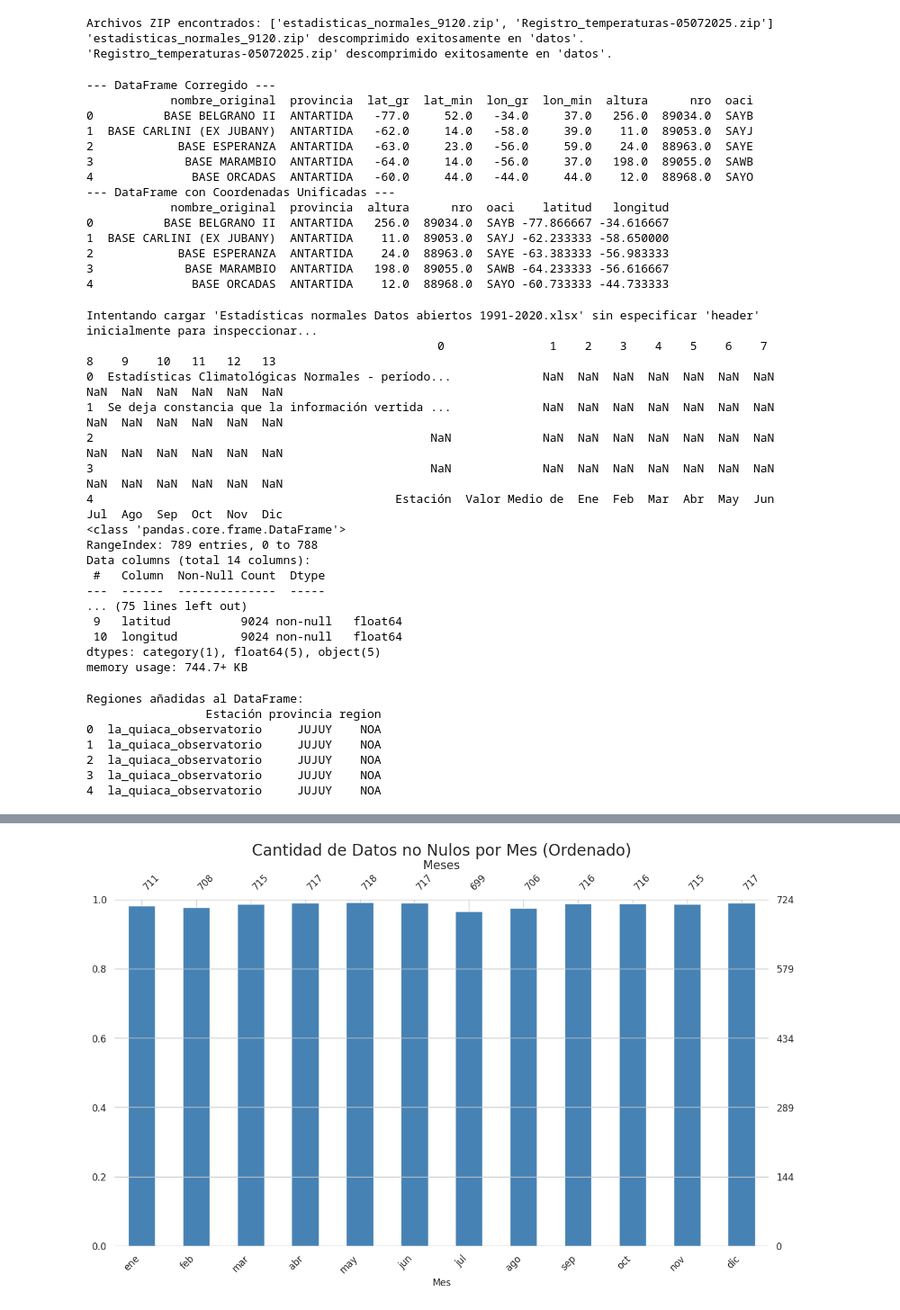
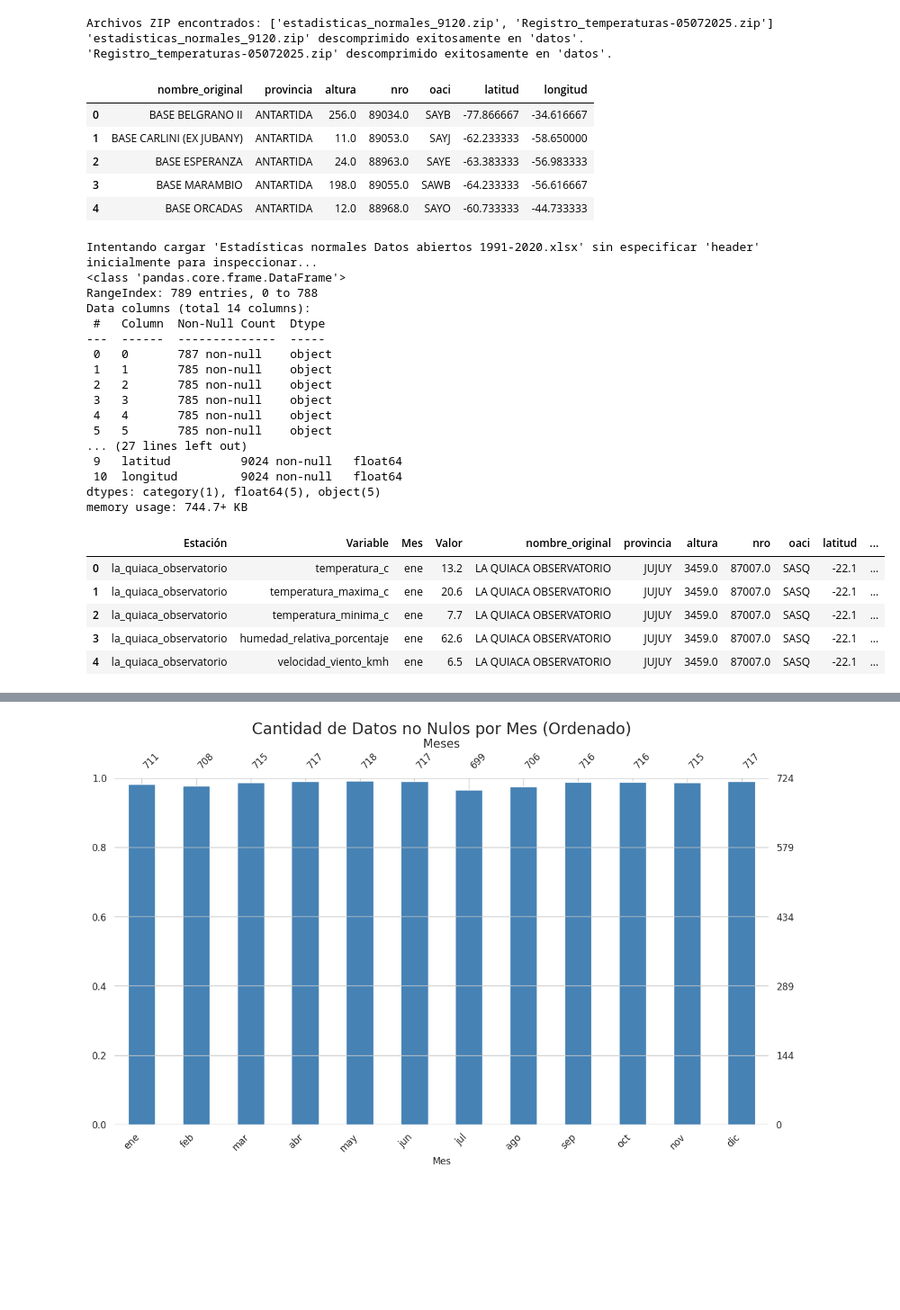
Before and after one commit to RodrigoGoni/EDA_meteorologica, a Jupyter notebook: eda.ipynb, the cells around one changed output, grey strips where cells are left out. Shown at 90% size. Saved outputs shown, nothing was run; the diff lists cells and outputs as text; code cells hidden in the pictures; blank space fills up the shorter version.

```diff
--- a/eda.ipynb
+++ b/eda.ipynb
@@ -78,8 +78,6 @@ df_bases['nombre_original'] = df_bases['nombre_original'].str.strip()
 df_bases['provincia'] = df_bases['provincia'].str.strip()
 
 # 5. Muestra el resultado para verificar que ahora funciona
-print("--- DataFrame Corregido ---")
-print(df_bases.head())
 # La fórmula maneja correctamente los signos para Sur/Oeste (negativos)
 df_bases['latitud'] = df_bases['lat_gr'] + np.sign(df_bases['lat_gr']) * (df_bases['lat_min'] / 60)
 df_bases['longitud'] = df_bases['lon_gr'] + np.sign(df_bases['lon_gr']) * (df_bases['lon_min'] / 60)
@@ -88,23 +86,14 @@ df_bases['longitud'] = df_bases['lon_gr'] + np.sign(df_bases['lon_gr']) * (df_ba
 df_bases = df_bases.drop(columns=['lat_gr', 'lat_min', 'lon_gr', 'lon_min'])
 
 # 3. Mostrar el resultado para verificar
-print("--- DataFrame con Coordenadas Unificadas ---")
-print(df_bases.head())
+df_bases.head()
 # %% [output]
---- DataFrame Corregido ---
-            nombre_original  provincia  lat_gr  lat_min  lon_gr  lon_min  altura      nro  oaci
-0          BASE BELGRANO II  ANTARTIDA   -77.0     52.0   -34.0     37.0   256.0  89034.0  SAYB
-1  BASE CARLINI (EX JUBANY)  ANTARTIDA   -62.0     14.0   -58.0     39.0    11.0  89053.0  SAYJ
-2            BASE ESPERANZA  ANTARTIDA   -63.0     23.0   -56.0     59.0    24.0  88963.0  SAYE
-3             BASE MARAMBIO  ANTARTIDA   -64.0     14.0   -56.0     37.0   198.0  89055.0  SAWB
-4              BASE ORCADAS  ANTARTIDA   -60.0     44.0   -44.0     44.0    12.0  88968.0  SAYO
---- DataFrame con Coordenadas Unificadas ---
-            nombre_original  provincia  altura      nro  oaci    latitud   longitud
-0          BASE BELGRANO II  ANTARTIDA   256.0  89034.0  SAYB -77.866667 -34.616667
-1  BASE CARLINI (EX JUBANY)  ANTARTIDA    11.0  89053.0  SAYJ -62.233333 -58.650000
-2            BASE ESPERANZA  ANTARTIDA    24.0  88963.0  SAYE -63.383333 -56.983333
-3             BASE MARAMBIO  ANTARTIDA   198.0  89055.0  SAWB -64.233333 -56.616667
-4              BASE ORCADAS  ANTARTIDA    12.0  88968.0  SAYO -60.733333 -44.733333
+|  | nombre_original | provincia | altura | nro | oaci | latitud | longitud |
+| 0 | BASE BELGRANO II | ANTARTIDA | 256.0 | 89034.0 | SAYB | -77.866667 | -34.616667 |
+| 1 | BASE CARLINI (EX JUBANY) | ANTARTIDA | 11.0 | 89053.0 | SAYJ | -62.233333 | -58.650000 |
+| 2 | BASE ESPERANZA | ANTARTIDA | 24.0 | 88963.0 | SAYE | -63.383333 | -56.983333 |
+| 3 | BASE MARAMBIO | ANTARTIDA | 198.0 | 89055.0 | SAWB | -64.233333 | -56.616667 |
+| 4 | BASE ORCADAS | ANTARTIDA | 12.0 | 88968.0 | SAYO | -60.733333 | -44.733333 |
 # %%
 pd.set_option('display.max_columns', None)
 pd.set_option('display.width', 1000)
@@ -119,8 +108,6 @@ else:
     try:
         # Cargar sin especificar header para ver el raw data y encontrar la fila correcta
         df = pd.read_excel(ruta_completa, header=None)
-        print(df.head())
-        df.info()
         header_row_index = -1
         for i in range(min(10, len(df))):
             row_as_str = df.iloc[i].astype(str).str.lower()
@@ -199,16 +186,10 @@ tipo_mes_categorico = CategoricalDtype(categories=meses_ordenados, ordered=True)
 df_final['Mes'] = df_final['Mes'].astype(tipo_mes_categorico)
 
 # 4. Verificar el cambio en los tipos de datos
-print("Tipos de datos después de la corrección:")
-print(df_final.dtypes)
+df_final.dtypes
 # --- Resultados ---
-print("--- DataFrame Final (Transformado y Limpio) ---")
-print(df_final.head(10))
 
-print("\n--- Verificación de Nombres Limpios en Columnas ---")
-print("Estaciones:", df_final['Estación'].unique()[:5])
-print("Variables:", df_final['Variable'].unique())
-print("Meses:", df_final['Mes'].unique())
+
 
 df_enriquecido = pd.merge(
     left=df_final,
@@ -217,25 +198,22 @@ df_enriquecido = pd.merge(
     how='left'
 )
 
-# --- Verificación Final ---
-print("--- DataFrame Final Enriquecido ---")
-print(df_enriquecido.head(10))
-print("\n--- Información y Tipos de Datos ---")
+
 df_enriquecido.info()
 # %% [output]
 Intentando cargar 'Estadísticas normales Datos abiertos 1991-2020.xlsx' sin especificar 'header' inicialmente para inspeccionar...
-                                                  0               1    2    3    4    5    6    7    8    9    10   11   12   13
-0  Estadísticas Climatológicas Normales - período...             NaN  NaN  NaN  NaN  NaN  NaN  NaN  NaN  NaN  NaN  NaN  NaN  NaN
-1  Se deja constancia que la información vertida ...             NaN  NaN  NaN  NaN  NaN  NaN  NaN  NaN  NaN  NaN  NaN  NaN  NaN
-2                                                NaN             NaN  NaN  NaN  NaN  NaN  NaN  NaN  NaN  NaN  NaN  NaN  NaN  NaN
-3                                                NaN             NaN  NaN  NaN  NaN  NaN  NaN  NaN  NaN  NaN  NaN  NaN  NaN  NaN
-4                                           Estación  Valor Medio de  Ene  Feb  Mar  Abr  May  Jun  Jul  Ago  Sep  Oct  Nov  Dic
 <class 'pandas.core.frame.DataFrame'>
 RangeIndex: 789 entries, 0 to 788
 Data columns (total 14 columns):
  #   Column  Non-Null Count  Dtype
 ---  ------  --------------  -----
-... (75 lines left out)
+ 0   0       787 non-null    object
+ 1   1       785 non-null    object
+ 2   2       785 non-null    object
+ 3   3       785 non-null    object
+ 4   4       785 non-null    object
+ 5   5       785 non-null    object
+... (27 lines left out)
  9   latitud          9024 non-null   float64
  10  longitud         9024 non-null   float64
 dtypes: category(1), float64(5), object(5)
@@ -249,40 +227,39 @@ mapa_regiones = {
     'la_rioja': 'NOA',
     'santiago_del_estero': 'NOA',
     'misiones': 'NEA',
     'formosa': 'NEA',
     'corrientes': 'NEA',
     'chaco': 'NEA',
     'entre_rios': 'NEA',
     'mendoza': 'Cuyo',
     'san_juan': 'Cuyo',
     'san_luis': 'Cuyo',
     'buenos_aires': 'Pampeana',
     'ciudad_autonoma_de_buenos_aires': 'Pampeana',
     'la_pampa': 'Pampeana',
     'santa_fe': 'Pampeana',
     'cordoba': 'Pampeana',
     'neuquen': 'Patagonia',
     'rio_negro': 'Patagonia',
     'chubut': 'Patagonia',
     'santa_cruz': 'Patagonia',
     'tierra_del_fuego': 'Patagonia',
     'antartida': 'Antártida'
 }
 
 # Limpiamos la columna 'provincia' y creamos la columna 'region'
 # Se asume que la función limpiar_texto ya fue definida
 # df_enriquecido['provincia_limpia'] = df_enriquecido['provincia'].apply(limpiar_texto)
 df_enriquecido['region'] = df_enriquecido['provincia'].str.lower().map(mapa_regiones)
 
 # Verificamos el resultado
-print("Regiones añadidas al DataFrame:")
-print(df_enriquecido[['Estación', 'provincia', 'region']].head())
+
+df_enriquecido.head()
 # %% [output]
-Regiones añadidas al DataFrame:
-                 Estación provincia region
-0  la_quiaca_observatorio     JUJUY    NOA
-1  la_quiaca_observatorio     JUJUY    NOA
-2  la_quiaca_observatorio     JUJUY    NOA
-3  la_quiaca_observatorio     JUJUY    NOA
-4  la_quiaca_observatorio     JUJUY    NOA
+|  | Estación | Variable | Mes | Valor | nombre_original | provincia | altura | nro | oaci | latitud | ... |
+| 0 | la_quiaca_observatorio | temperatura_c | ene | 13.2 | LA QUIACA OBSERVATORIO | JUJUY | 3459.0 | 87007.0 | SASQ | -22.1 | ... |
+| 1 | la_quiaca_observatorio | temperatura_maxima_c | ene | 20.6 | LA QUIACA OBSERVATORIO | JUJUY | 3459.0 | 87007.0 | SASQ | -22.1 | ... |
+| 2 | la_quiaca_observatorio | temperatura_minima_c | ene | 7.7 | LA QUIACA OBSERVATORIO | JUJUY | 3459.0 | 87007.0 | SASQ | -22.1 | ... |
+| 3 | la_quiaca_observatorio | humedad_relativa_porcentaje | ene | 62.6 | LA QUIACA OBSERVATORIO | JUJUY | 3459.0 | 87007.0 | SASQ | -22.1 | ... |
+| 4 | la_quiaca_observatorio | velocidad_viento_kmh | ene | 6.5 | LA QUIACA OBSERVATORIO | JUJUY | 3459.0 | 87007.0 | SASQ | -22.1 | ... |
 # %%
```
Also changed, not shown: parts of 3 cells of this notebook, 1 other file.
